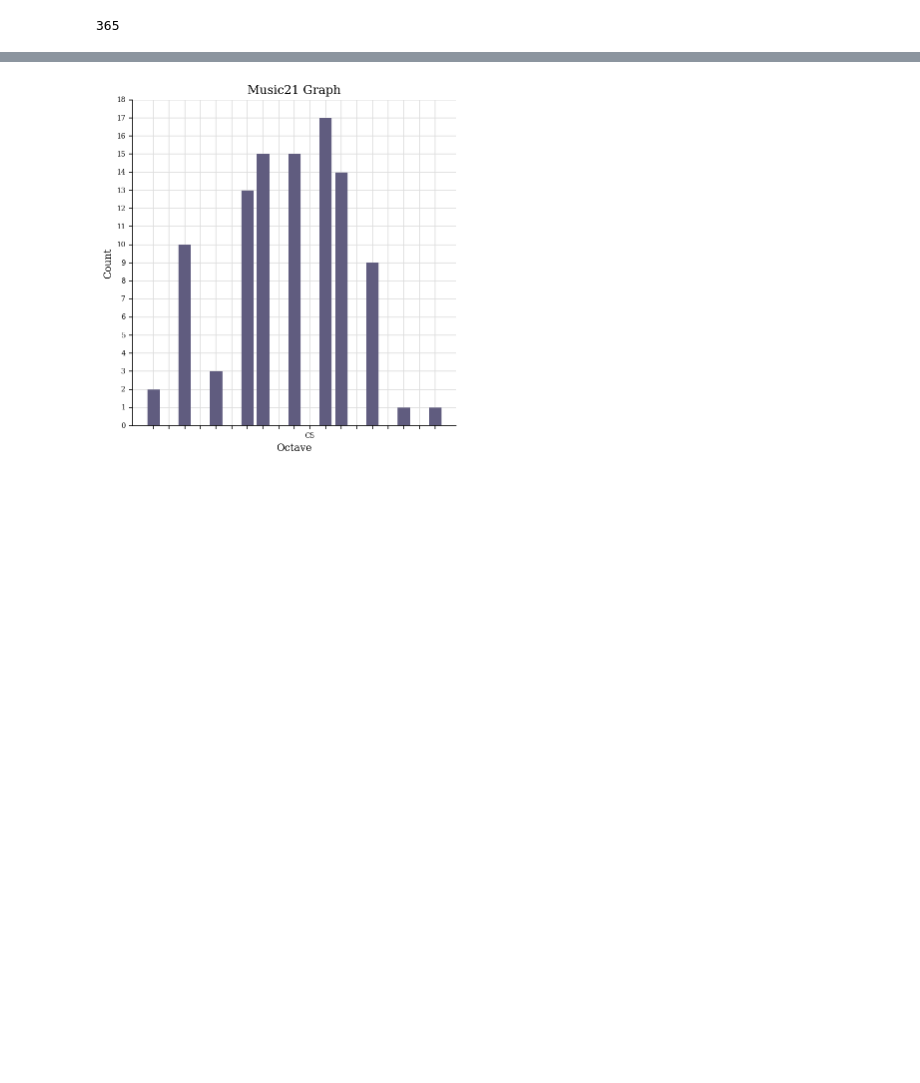
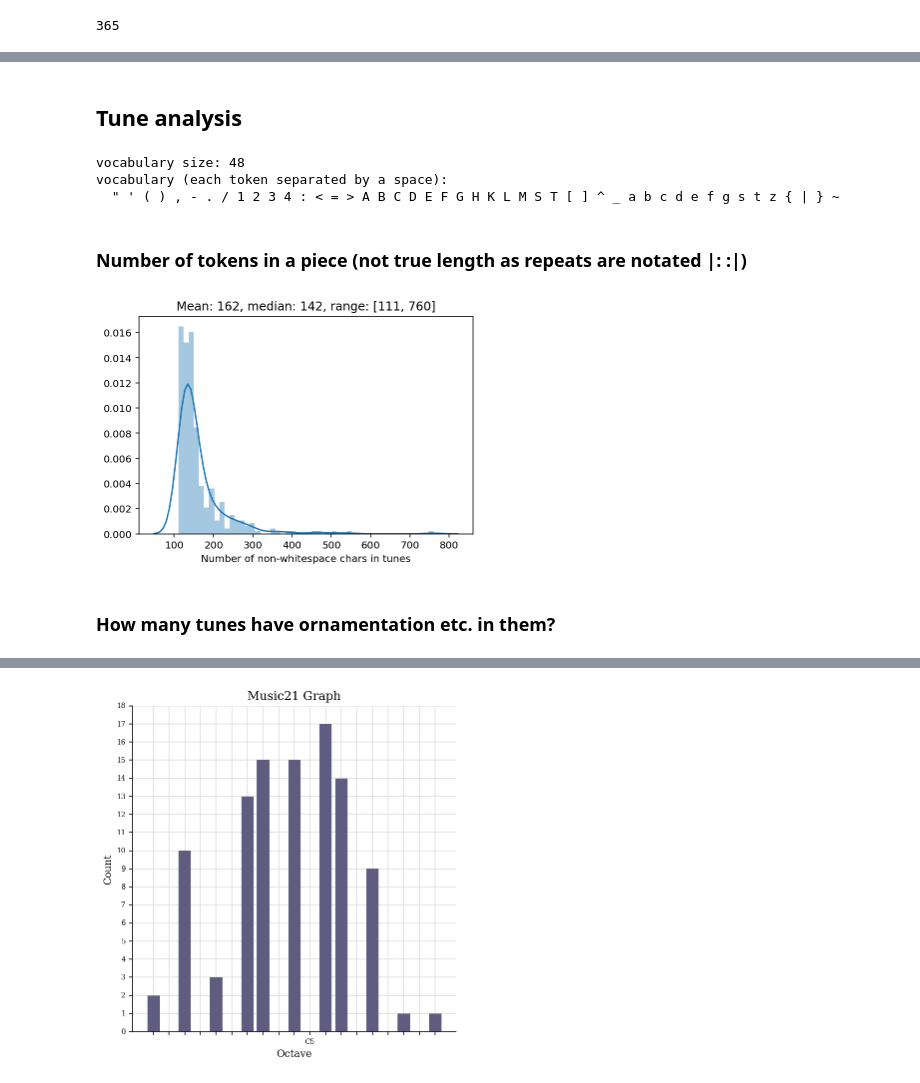
Before and after one commit to JamesOwers/double-jig-gen, a Jupyter notebook: docs/data_exploration.ipynb, the cells around one changed output, grey strips where cells are left out. Drawn from its saved outputs; the diff is of its cells as text; code cells hidden in the pictures; blank space fills up the shorter version.

```diff
--- a/docs/data_exploration.ipynb
+++ b/docs/data_exploration.ipynb
@@ -315,0 +405,32 @@ plt.xticks(rotation=90)
+# %% [markdown]
+## Tune analysis
+# %%
+tunes = [abc["tune"] for abc in parsed_abc]
+# %%
+tokens_set = set(list(''.join(tunes)))
+idx2token = list(tokens_set)
+vocab_size = len(idx2token)
+print(f"vocabulary size: {vocab_size}")
+print(f"vocabulary (each token separated by a space): \n{' '.join(sorted(tokens_set))}")
+# %% [output]
+vocabulary size: 48
+vocabulary (each token separated by a space):
+  " ' ( ) , - . / 1 2 3 4 : < = > A B C D E F G H K L M S T [ ] ^ _ a b c d e f g s t z { | } ~
+# %% [markdown]
+### Number of tokens in a piece (not true length as repeats are notated |: :|)
+# %%
+tune_len = [len(tune.replace(' ', '')) for tune in tunes]
+# %%
+max_len = max(tune_len)
+med_len = np.median(tune_len)
+mean_len = np.mean(tune_len)
+min_len = min(tune_len)
+sns.distplot(tune_len)
+plt.xlabel("Number of non-whitespace chars in tunes")
+plt.title(
+    f"Mean: {int(mean_len)}, median: {int(med_len)}, range: [{min_len}, {max_len}]"
+);
+# %% [output]
+[figure, added]
+# %% [markdown]
+### How many tunes have ornamentation etc. in them?
```
Also changed, not shown: parts of 20 cells of this notebook, 2 other files.
